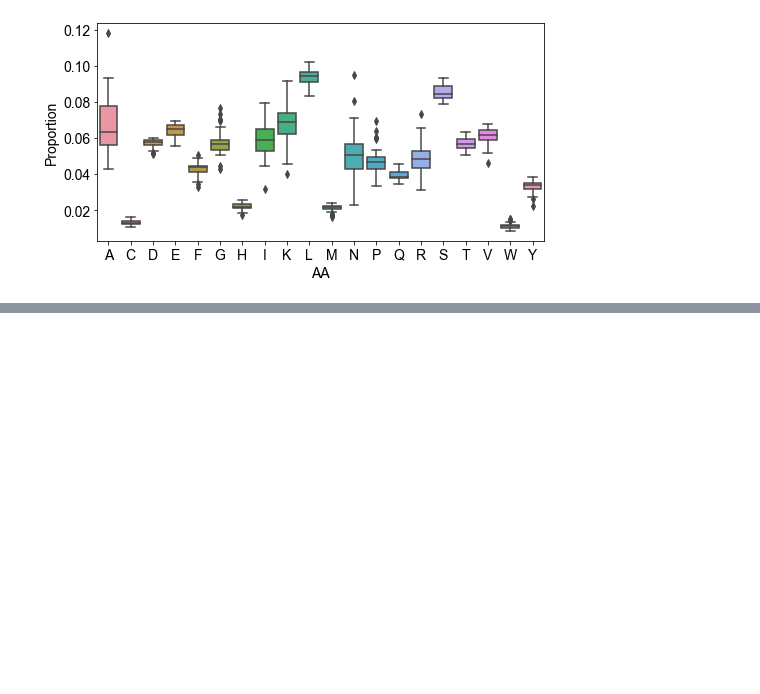
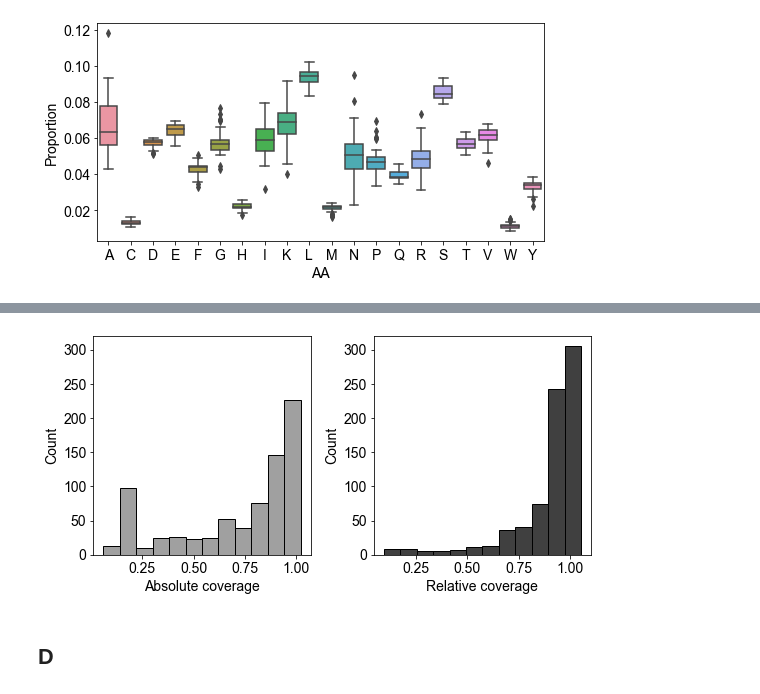
Before and after one commit to rosalindpan/hcrpaper, a Jupyter notebook: figures/FigureS4.ipynb, the cells around one changed output, grey strips where cells are left out. Saved outputs shown, nothing was run; the diff lists cells and outputs as text; code cells hidden in the pictures; blank space fills up the shorter version.

Commit message:
finished figure 4 supplement figures

```diff
--- a/figures/FigureS4.ipynb
+++ b/figures/FigureS4.ipynb
@@ -196,0 +199,5 @@ plt.show()
+# %%
+# Data and filepaths
+df = pd.read_csv("../data/charged_regions/cr_filtered_aflabel.csv", comment='#')
+
+fdir = "/Volumes/DATA/aybrah/aybrah-all/"
@@ -196,0 +227,25 @@ plt.show()
+# %%
+# Computation functions
+
+def compute_region_coverage(msa, c=0):
+    """
+    Given an msa (of a region), count the number of rows with a length greater than a cutoff (c, int).
+    The default is to count the number of non-empty rows (c=0). The function assumes that gaps are denoted
+    as '-'.
+    """
+    n_rows = 0
+    for record in msa:
+        rlen = len(str(record.seq).replace('-',''))
+        if rlen > c:
+            n_rows += 1
+    return(n_rows)
+
+def compute_region_length_var(msa):
+    """
+    Given an msa, determine the coefficient of variation in the length of the region
+    """
+    rlens = []
+    for record in msa:
+        rlen = len(str(record.seq).replace('-',''))
+        rlens.append(rlen)
+    return(COV(rlens))
@@ -196,0 +283,5 @@ plt.show()
+# %%
+newcols = df.apply(get_row_length_props, axis=1)
+newcols.columns = ['abs_coverage', 'rel_coverage', 'unfiltered_len_var', 'filtered_len_var']
+newdf = df.join(newcols)
+newdf.head()
@@ -196,0 +295,14 @@ plt.show()
+# %%
+fig, axes = plt.subplots(ncols=2, figsize=(8,4))
+sns.histplot(newdf, x = "abs_coverage", color='grey', binwidth=0.08, ax=axes[0])
+axes[0].set_xlabel("Absolute coverage")
+sns.histplot(newdf, x = "rel_coverage", color='black', binwidth=0.08, ax=axes[1])
+axes[1].set_xlabel("Relative coverage")
+axes[0].set_ylim((0, 320))
+axes[1].set_ylim((0, 320))
+plt.tight_layout()
+plt.show()
+# %% [output]
+[figure, added]
+# %% [markdown]
+## D
```
Also changed, not shown: parts of 8 cells of this notebook, 1 other file.
